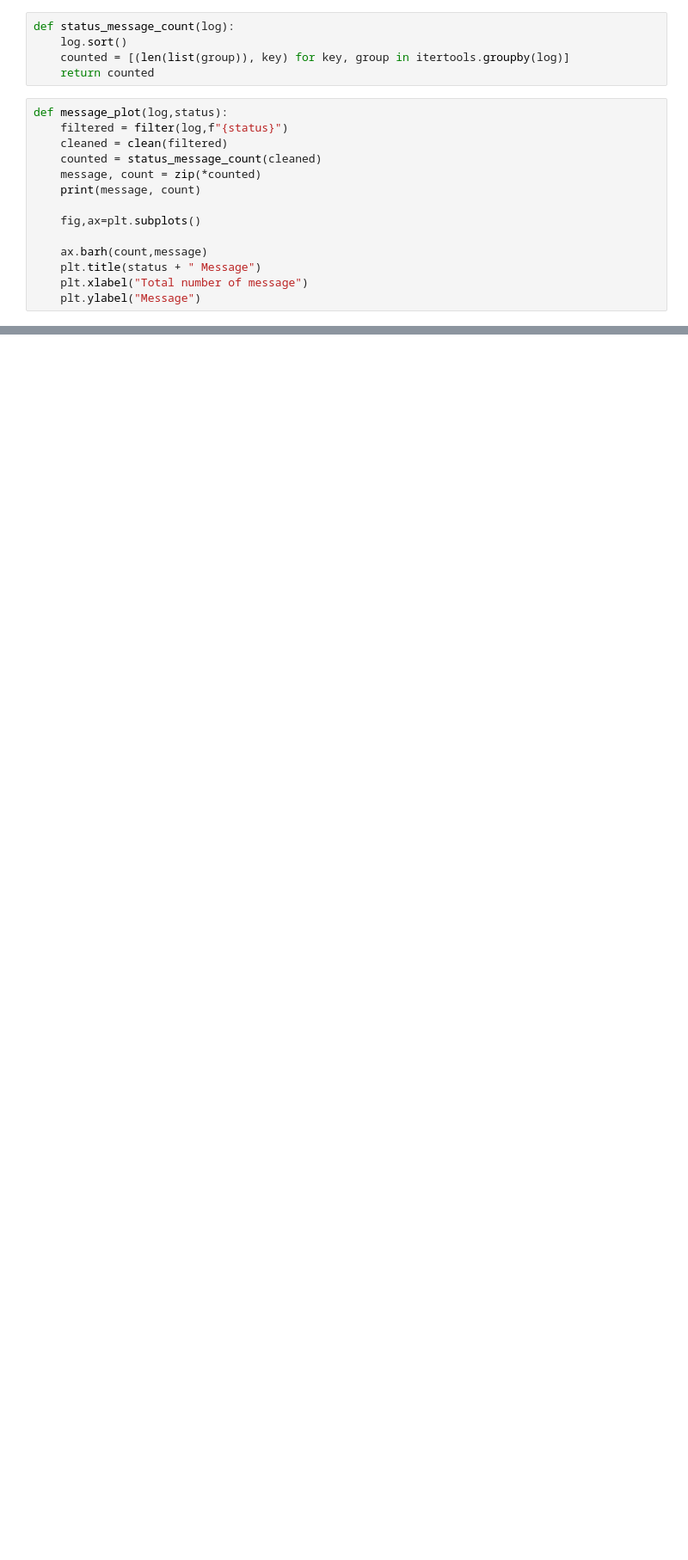
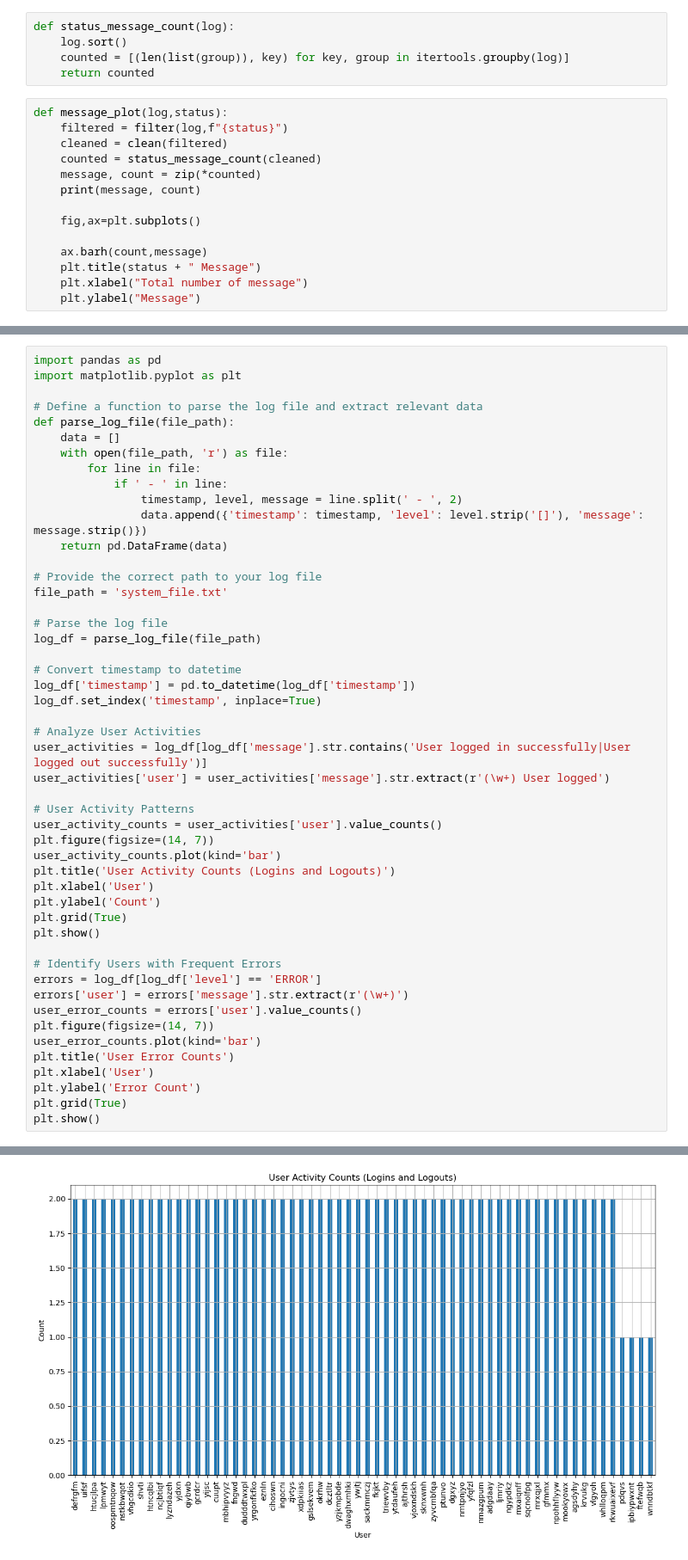
Before and after one commit to AfdaPrime/FLP-assigment, a Jupyter notebook: analyse.ipynb, the cells around one changed output, grey strips where cells are left out. Shown: that part at 86% size. Cells and saved outputs as stored; diff of their text form; blank space fills up the shorter version.

```diff
--- a/analyse.ipynb
+++ b/analyse.ipynb
@@ -91,0 +139,50 @@ with  open('system_file.txt','r') as f:
+# %%
+import pandas as pd
+import matplotlib.pyplot as plt
+
+# Define a function to parse the log file and extract relevant data
+def parse_log_file(file_path):
+    data = []
+    with open(file_path, 'r') as file:
+        for line in file:
+            if ' - ' in line:
+                timestamp, level, message = line.split(' - ', 2)
+                data.append({'timestamp': timestamp, 'level': level.strip('[]'), 'message': message.strip()})
+    return pd.DataFrame(data)
+
+# Provide the correct path to your log file
+file_path = 'system_file.txt'
+
+# Parse the log file
+log_df = parse_log_file(file_path)
+
+# Convert timestamp to datetime
+log_df['timestamp'] = pd.to_datetime(log_df['timestamp'])
+log_df.set_index('timestamp', inplace=True)
+
+# Analyze User Activities
+user_activities = log_df[log_df['message'].str.contains('User logged in successfully|User logged out successfully')]
+user_activities['user'] = user_activities['message'].str.extract(r'(\w+) User logged')
+
+# User Activity Patterns
+user_activity_counts = user_activities['user'].value_counts()
+plt.figure(figsize=(14, 7))
+user_activity_counts.plot(kind='bar')
+plt.title('User Activity Counts (Logins and Logouts)')
+plt.xlabel('User')
+plt.ylabel('Count')
+plt.grid(True)
+plt.show()
+
+# Identify Users with Frequent Errors
+errors = log_df[log_df['level'] == 'ERROR']
+errors['user'] = errors['message'].str.extract(r'(\w+)')
+user_error_counts = errors['user'].value_counts()
+plt.figure(figsize=(14, 7))
+user_error_counts.plot(kind='bar')
+plt.title('User Error Counts')
+plt.xlabel('User')
+plt.ylabel('Error Count')
+plt.grid(True)
+plt.show()
+# %% [output]
@@ -91,0 +194 @@ with  open('system_file.txt','r') as f:
+[figure, added]
```
Also changed, not shown: parts of 3 cells of this notebook.
